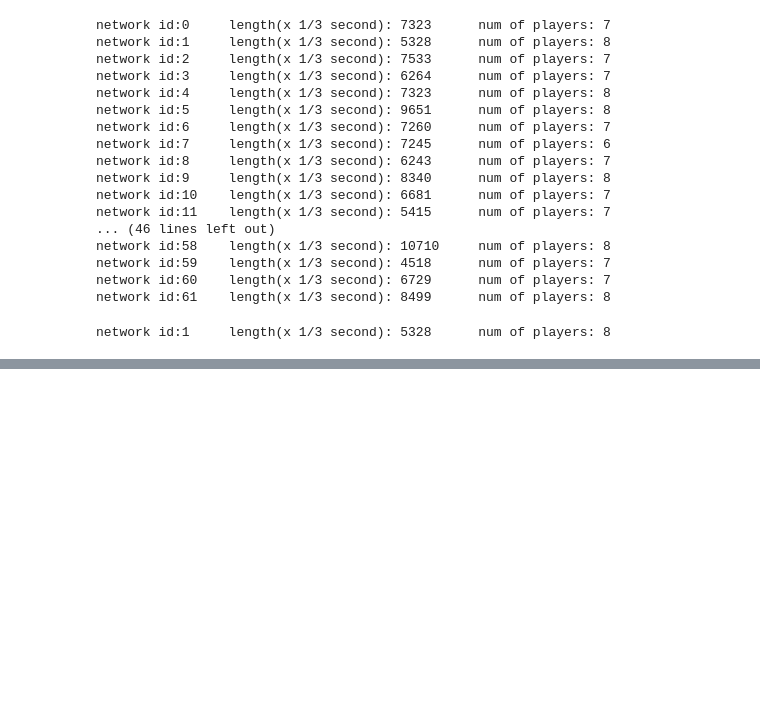
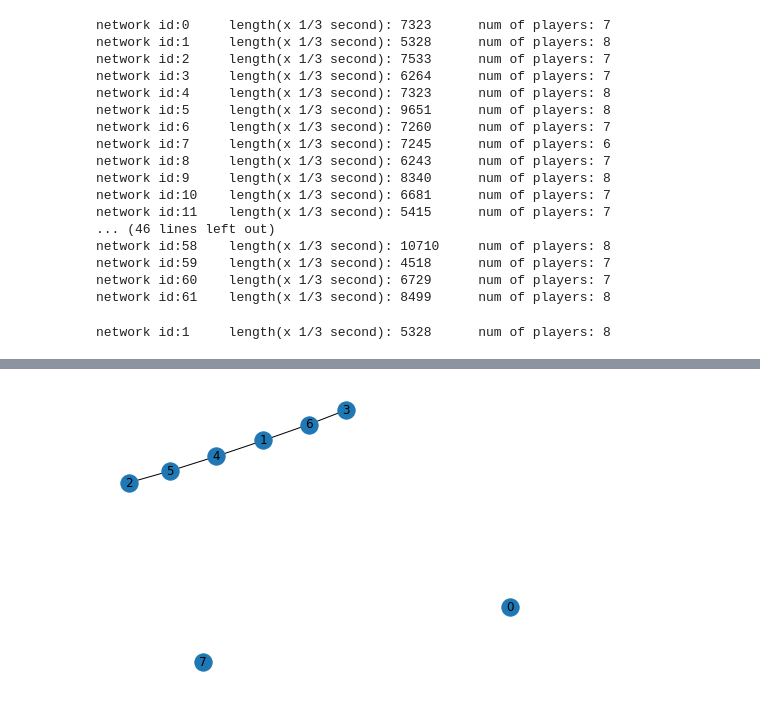
Before and after one commit to J-cuong/CSC407, a Jupyter notebook: NetworkAnalysisProj.ipynb, the cells around one changed output, grey strips where cells are left out. Cells and saved outputs as stored; diff of their text form; code cells hidden in the pictures; blank space fills up the shorter version.

```diff
--- a/NetworkAnalysisProj.ipynb
+++ b/NetworkAnalysisProj.ipynb
@@ -198,0 +114,4 @@ Internal representation:  [[0, 1, 1, 0], [0, 0, 3, 0], [0, 0, 0, 4], [5, 0, 0, 0
+# %%
+game2 = loadGame(1,8)
+game2 = game2[:, :, :-1]
+print(game[0])
@@ -198,0 +128,6 @@ Internal representation:  [[0, 1, 1, 0], [0, 0, 3, 0], [0, 0, 0, 4], [5, 0, 0, 0
+# %%
+
+G = nx.from_numpy_matrix(game2[1])
+nx.draw(G, with_labels=True)
+# %% [output]
+[figure, added]
```
Also changed, not shown: parts of 23 cells of this notebook.
